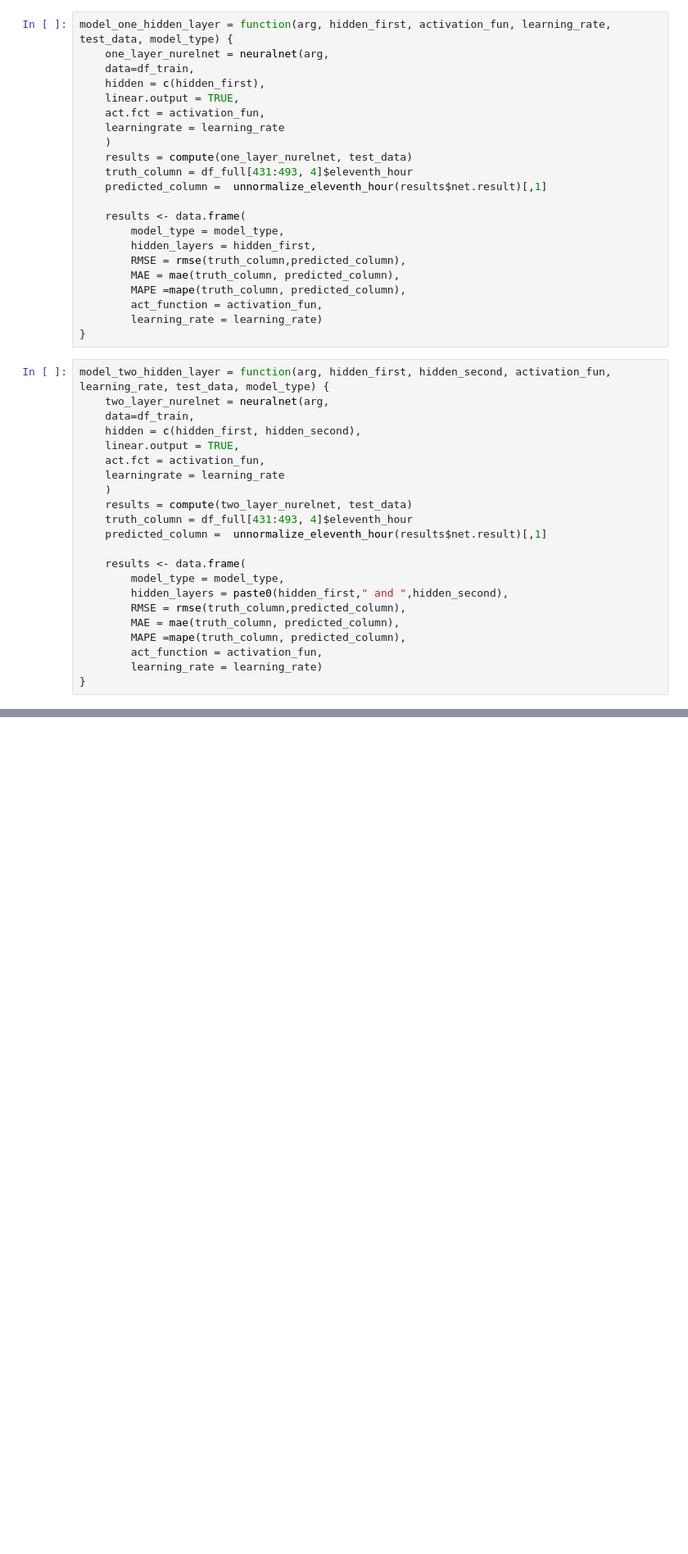
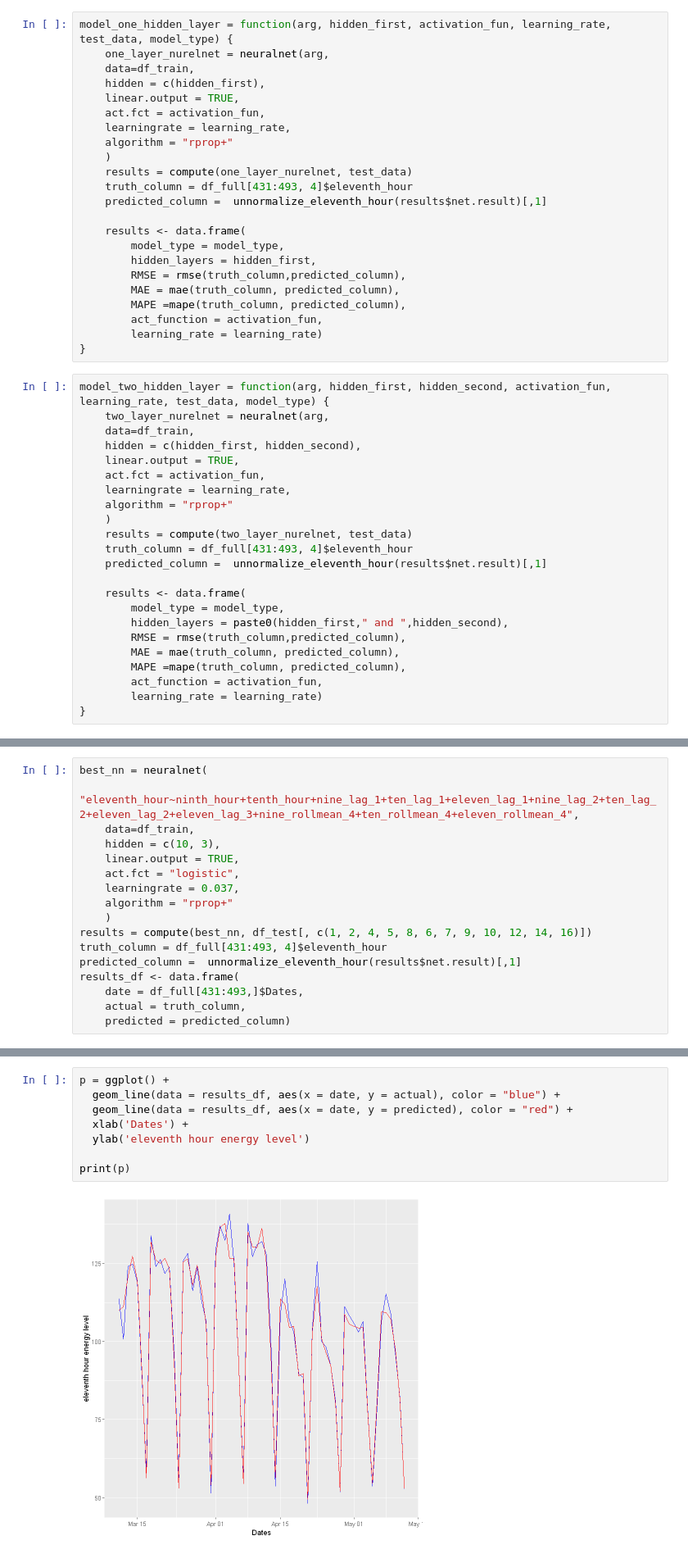
Before and after one commit to Saranga99/DM-ML, a Jupyter notebook: coursework/CW_Q2.ipynb, the cells around one changed output, grey strips where cells are left out. Shown at 82% size. Drawn from its saved outputs; the diff is of its cells as text; blank space fills up the shorter version.

```diff
--- a/coursework/CW_Q2.ipynb
+++ b/coursework/CW_Q2.ipynb
@@ -253,7 +235,8 @@ model_one_hidden_layer = function(arg, hidden_first, activation_fun, learning_ra
     hidden = c(hidden_first),
     linear.output = TRUE,
     act.fct = activation_fun,
-    learningrate = learning_rate
+    learningrate = learning_rate,
+    algorithm = "rprop+"
     )
     results = compute(one_layer_nurelnet, test_data)
     truth_column = df_full[431:493, 4]$eleventh_hour
@@ -275,7 +258,8 @@ model_two_hidden_layer = function(arg, hidden_first, hidden_second, activation_f
     hidden = c(hidden_first, hidden_second),
     linear.output = TRUE,
     act.fct = activation_fun,
-    learningrate = learning_rate
+    learningrate = learning_rate,
+    algorithm = "rprop+"
     )
     results = compute(two_layer_nurelnet, test_data)
     truth_column = df_full[431:493, 4]$eleventh_hour
@@ -743,0 +797,17 @@ two_layer_neuralnet_third_inset_result = model_two_hidden_layer(
+# %%
+best_nn = neuralnet(
+    "eleventh_hour~ninth_hour+tenth_hour+nine_lag_1+ten_lag_1+eleven_lag_1+nine_lag_2+ten_lag_2+eleven_lag_2+eleven_lag_3+nine_rollmean_4+ten_rollmean_4+eleven_rollmean_4",
+    data=df_train,
+    hidden = c(10, 3),
+    linear.output = TRUE,
+    act.fct = "logistic",
+    learningrate = 0.037,
+    algorithm = "rprop+"
+    )
+results = compute(best_nn, df_test[, c(1, 2, 4, 5, 8, 6, 7, 9, 10, 12, 14, 16)])
+truth_column = df_full[431:493, 4]$eleventh_hour
+predicted_column =  unnormalize_eleventh_hour(results$net.result)[,1]
+results_df <- data.frame(
+    date = df_full[431:493,]$Dates,
+    actual = truth_column,
+    predicted = predicted_column)
@@ -743,0 +840,10 @@ two_layer_neuralnet_third_inset_result = model_two_hidden_layer(
+# %%
+p = ggplot() +
+  geom_line(data = results_df, aes(x = date, y = actual), color = "blue") +
+  geom_line(data = results_df, aes(x = date, y = predicted), color = "red") +
+  xlab('Dates') +
+  ylab('eleventh hour energy level')
+
+print(p)
+# %% [output]
+[figure, added]
```
Also changed, not shown: parts of 7 cells of this notebook.
